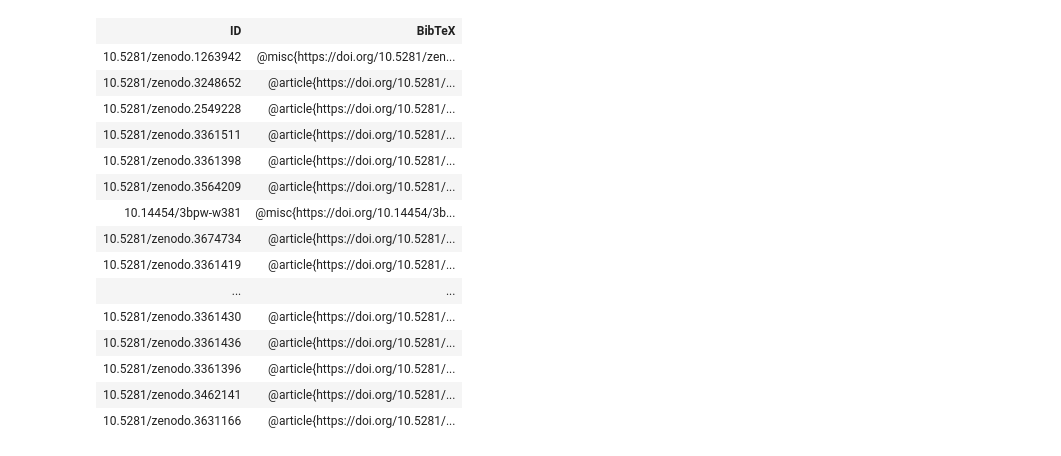
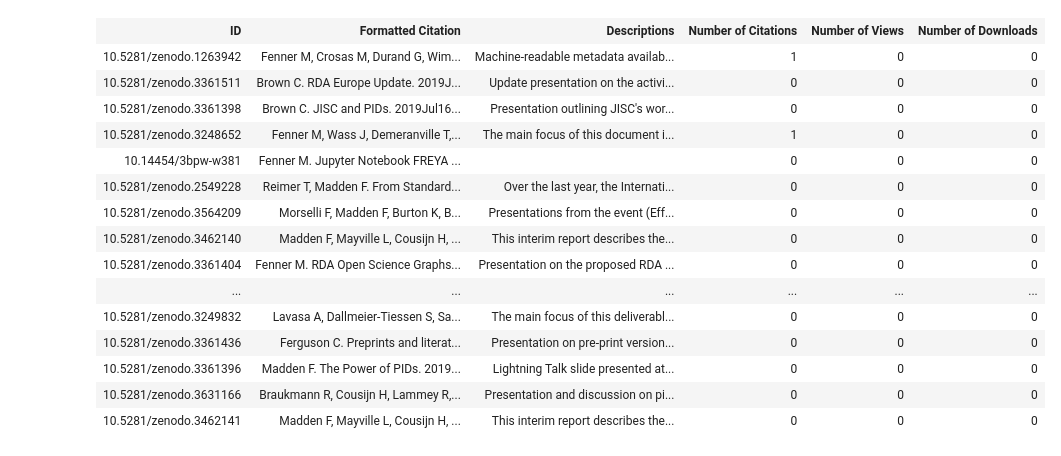
Before and after one commit to datacite/pidgraph-notebooks-python, a Jupyter notebook: user-story-10-grant-outputs/py-grant-outputs.ipynb, the cells around one changed output. Cells and saved outputs as stored; diff of their text form; code cells hidden in the pictures.

```diff
--- a/user-story-10-grant-outputs/py-grant-outputs.ipynb
+++ b/user-story-10-grant-outputs/py-grant-outputs.ipynb
@@ -76,4 +86,8 @@ data = client.execute(query)
+# %%
+import json
+data = client.execute(query, variable_values=json.dumps(query_params))
 # %%
 # Get the total number of outputs to date
-display(Markdown(str(data['works']['totalCount'])))
+funder = data['funder']['works']
+display(Markdown(str(funder['totalCount'])))
 # %% [output]
@@ -105,16 +139,27 @@ plt.show()
 # %%
 from IPython.core.display import display, HTML
+xstr = lambda s: '' if s is None else str(s)
 
 # Get details for each output
-outputs = [['ID','Type','Titles','Creators','Funders','Award Numbers','Award Titles', 'Number of Citations', 'Number of Views', 'Number of Downloads']]
-for r in data['works']['nodes']:
+outputs = [['ID','Type','Titles','Creators','Funders','Award Numbers','Award Titles']]
+# Since there is scope for duplicates in Zenodo, versions of previously seen nodes are considered duplicates and stored in duplicate_versions so that
+# they can be excluded if seen later
+unique_output_nodes = []
+for r in funder['nodes']:
     id = '<a href="%s">%s</a></html>' % (r['id'], '/'.join(r['id'].split("/")[3:]))
+    if r['versionOfCount'] > 0:
+        # If the current output is a version of another one, exclude it
+        continue
+    # Store unique output nodes - to be used downstream in this notebook
+    unique_output_nodes.append(r)
+
     titles = '; '.join([s['title'] for s in r['titles']])
     creators = '; '.join(['<a href="%s">%s</a>' % (s['id'],s['name']) for s in r['creators']])
+    resource_type = xstr(r['types']['resourceType'])
     funders = '; '.join(set(['<a href="%s">%s</a>' % (s['funderIdentifier'],s['funderName']) for s in r['fundingReferences']]))
     award_numbers = '; '.join([s['awardNumber'] for s in r['fundingReferences']])
     award_titles = '; '.join([s['awardTitle'] for s in r['fundingReferences']])
-    output = [id, r['type'], titles, creators, funders, award_numbers, award_titles, str(r['citationCount']), str(r['viewCount']), str(r['downloadCount'])]
+    output = [id, resource_type, titles, creators, funders, award_numbers, award_titles]
     outputs += [output]
 
 # Display outputs as html table
@@ -144,36 +189,37 @@ display(HTML(html_table))
 # %%
 from IPython.core.display import display, HTML
 
 # Get bibtex entry for each output
-outputs = [['ID','BibTeX']]
-for r in data['works']['nodes']:
+outputs = [['ID','Formatted Citation', 'Descriptions', 'Number of Citations', 'Number of Views', 'Number of Downloads' ]]
+for r in unique_output_nodes:
     id = '<a href="%s">%s</a></html>' % (r['id'], '/'.join(r['id'].split("/")[3:]))
-    bibtex = r['bibtex']
-    output = [id, bibtex]
+    formattedCitation = r['formattedCitation']
+    descriptions = '; '.join([s['description'] for s in r['descriptions']])
+    output = [id, formattedCitation, descriptions, str(r['citationCount']), str(r['viewCount']), str(r['downloadCount'])]
     outputs += [output]
 
 # Display outputs as html table
 
 html_table = '<html><table>'
 html_table += '<tr><th style="text-align:center;">' + '</th><th style="text-align:center;">'.join(outputs[0]) + '</th></tr>'
 for row in outputs[1:]:
     html_table += '<tr><td style="text-align:left;">' + '</td><td style="text-align:left;">'.join(row) + '</td></tr>'
 html_table += '</table></html>'
 display(HTML(html_table))
 # %% [output]
-| ID | BibTeX |
-| 10.5281/zenodo.1263942 | @misc{https://doi.org/10.5281/zen... |
-| 10.5281/zenodo.3248652 | @article{https://doi.org/10.5281/... |
-| 10.5281/zenodo.2549228 | @article{https://doi.org/10.5281/... |
-| 10.5281/zenodo.3361511 | @article{https://doi.org/10.5281/... |
-| 10.5281/zenodo.3361398 | @article{https://doi.org/10.5281/... |
-| 10.5281/zenodo.3564209 | @article{https://doi.org/10.5281/... |
-| 10.14454/3bpw-w381 | @misc{https://doi.org/10.14454/3b... |
-| 10.5281/zenodo.3674734 | @article{https://doi.org/10.5281/... |
-| 10.5281/zenodo.3361419 | @article{https://doi.org/10.5281/... |
-| ... | ... |
-| 10.5281/zenodo.3361430 | @article{https://doi.org/10.5281/... |
-| 10.5281/zenodo.3361436 | @article{https://doi.org/10.5281/... |
-| 10.5281/zenodo.3361396 | @article{https://doi.org/10.5281/... |
-| 10.5281/zenodo.3462141 | @article{https://doi.org/10.5281/... |
-| 10.5281/zenodo.3631166 | @article{https://doi.org/10.5281/... |
+| ID | Formatted Citation | Descriptions | Number of Citations | Number of Views | Number of Downloads |
+| 10.5281/zenodo.1263942 | Fenner M, Crosas M, Durand G, Wim... | Machine-readable metadata availab... | 1 | 0 | 0 |
+| 10.5281/zenodo.3361511 | Brown C. RDA Europe Update. 2019J... | Update presentation on the activi... | 0 | 0 | 0 |
+| 10.5281/zenodo.3361398 | Brown C. JISC and PIDs. 2019Jul16... | Presentation outlining JISC's wor... | 0 | 0 | 0 |
+| 10.5281/zenodo.3248652 | Fenner M, Wass J, Demeranville T,... | The main focus of this document i... | 1 | 0 | 0 |
+| 10.14454/3bpw-w381 | Fenner M. Jupyter Notebook FREYA ... |  | 0 | 0 | 0 |
+| 10.5281/zenodo.2549228 | Reimer T, Madden F. From Standard... | Over the last year, the Internati... | 0 | 0 | 0 |
+| 10.5281/zenodo.3564209 | Morselli F, Madden F, Burton K, B... | Presentations from the event (Eff... | 0 | 0 | 0 |
+| 10.5281/zenodo.3462140 | Madden F, Mayville L, Cousijn H, ... | This interim report describes the... | 0 | 0 | 0 |
+| 10.5281/zenodo.3361404 | Fenner M. RDA Open Science Graphs... | Presentation on the proposed RDA ... | 0 | 0 | 0 |
+| ... | ... | ... | ... | ... | ... |
+| 10.5281/zenodo.3249832 | Lavasa A, Dallmeier-Tiessen S, Sa... | The main focus of this deliverabl... | 0 | 0 | 0 |
+| 10.5281/zenodo.3361436 | Ferguson C. Preprints and literat... | Presentation on pre-print version... | 0 | 0 | 0 |
+| 10.5281/zenodo.3361396 | Madden F. The Power of PIDs. 2019... | Lightning Talk slide presented at... | 0 | 0 | 0 |
+| 10.5281/zenodo.3631166 | Braukmann R, Cousijn H, Lammey R,... | Presentation and discussion on pi... | 0 | 0 | 0 |
+| 10.5281/zenodo.3462141 | Madden F, Mayville L, Cousijn H, ... | This interim report describes the... | 0 | 0 | 0 |
```
Also changed, not shown: parts of 7 cells of this notebook, 2 other files.
